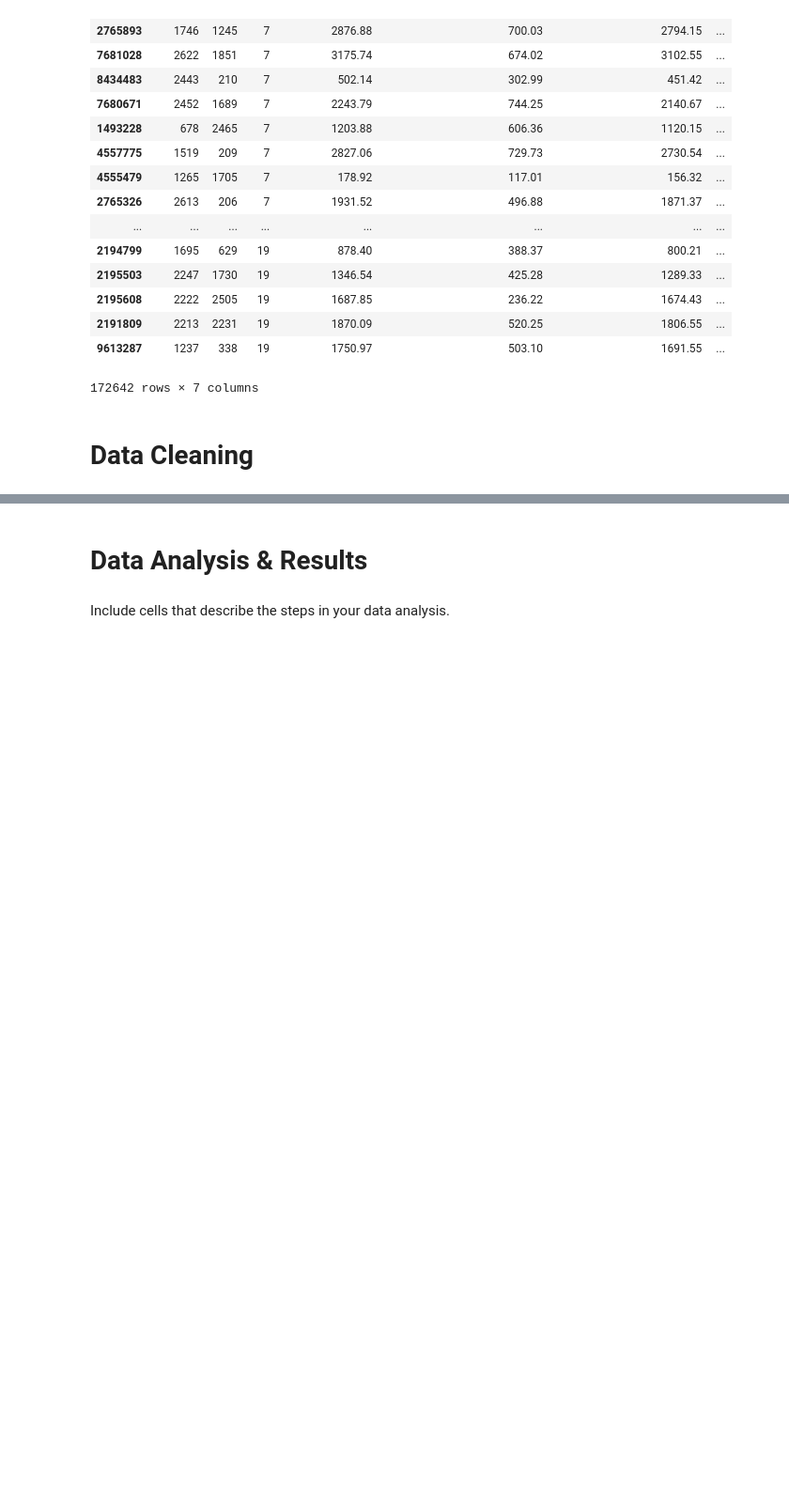
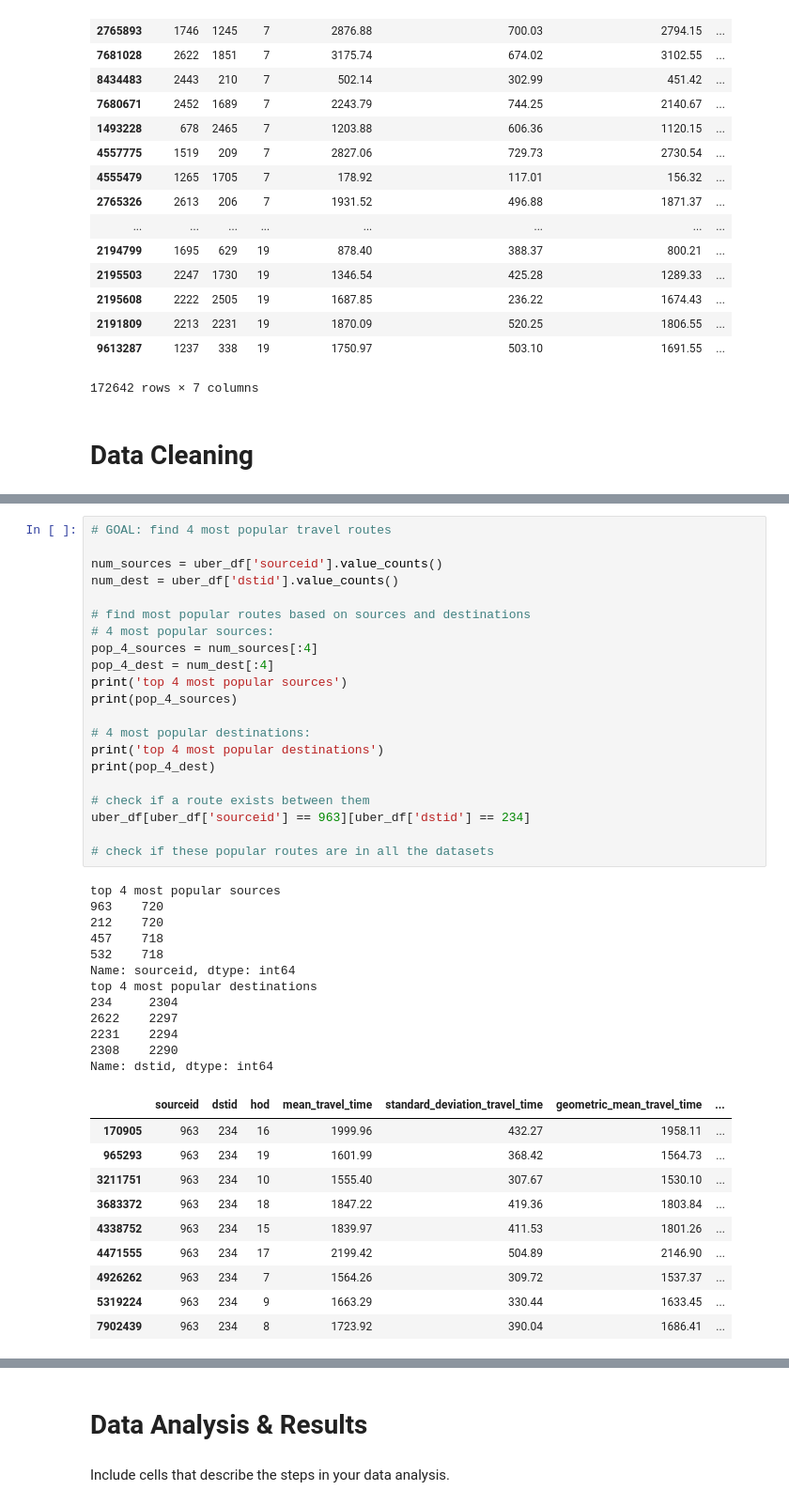
Before and after one commit to M20190649/COGS-108-Final-Project, a Jupyter notebook: final-project.ipynb, the cells around one changed output, grey strips where cells are left out. Shown: that part at 94% size. Saved outputs shown, nothing was run; the diff lists cells and outputs as text; blank space fills up the shorter version.

```diff
--- a/final-project.ipynb
+++ b/final-project.ipynb
@@ -173,0 +190,44 @@ Describe your data cleaning steps here.
+# %%
+# GOAL: find 4 most popular travel routes
+
+num_sources = uber_df['sourceid'].value_counts()
+num_dest = uber_df['dstid'].value_counts()
+
+# find most popular routes based on sources and destinations
+# 4 most popular sources:
+pop_4_sources = num_sources[:4]
+pop_4_dest = num_dest[:4]
+print('top 4 most popular sources')
+print(pop_4_sources)
+
+# 4 most popular destinations:
+print('top 4 most popular destinations')
+print(pop_4_dest)
+
+# check if a route exists between them
+uber_df[uber_df['sourceid'] == 963][uber_df['dstid'] == 234]
+
+# check if these popular routes are in all the datasets
+# %% [output]
+top 4 most popular sources
+963    720
+212    720
+457    718
+532    718
+Name: sourceid, dtype: int64
+top 4 most popular destinations
+234     2304
+2622    2297
+2231    2294
+2308    2290
+Name: dstid, dtype: int64
+|  | sourceid | dstid | hod | mean_travel_time | standard_deviation_travel_time | geometric_mean_travel_time | ... |
+| 170905 | 963 | 234 | 16 | 1999.96 | 432.27 | 1958.11 | ... |
+| 965293 | 963 | 234 | 19 | 1601.99 | 368.42 | 1564.73 | ... |
+| 3211751 | 963 | 234 | 10 | 1555.40 | 307.67 | 1530.10 | ... |
+| 3683372 | 963 | 234 | 18 | 1847.22 | 419.36 | 1803.84 | ... |
+| 4338752 | 963 | 234 | 15 | 1839.97 | 411.53 | 1801.26 | ... |
+| 4471555 | 963 | 234 | 17 | 2199.42 | 504.89 | 2146.90 | ... |
+| 4926262 | 963 | 234 | 7 | 1564.26 | 309.72 | 1537.37 | ... |
+| 5319224 | 963 | 234 | 9 | 1663.29 | 330.44 | 1633.45 | ... |
+| 7902439 | 963 | 234 | 8 | 1723.92 | 390.04 | 1686.41 | ... |
```
Also changed, not shown: parts of 8 cells of this notebook.
